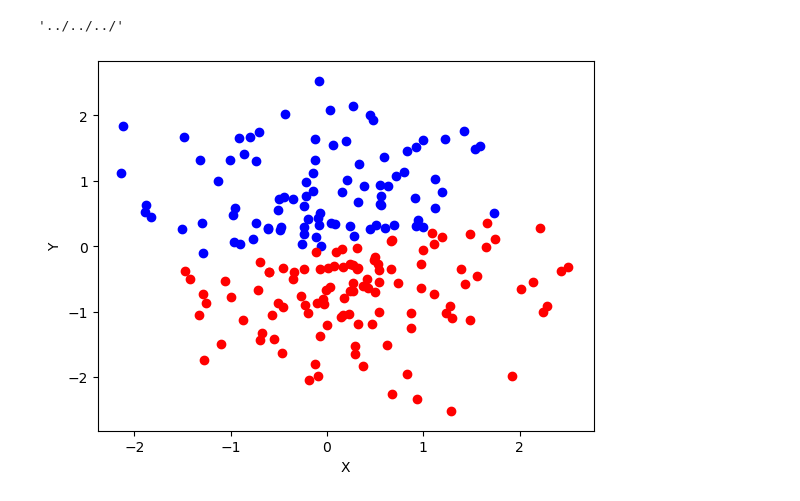
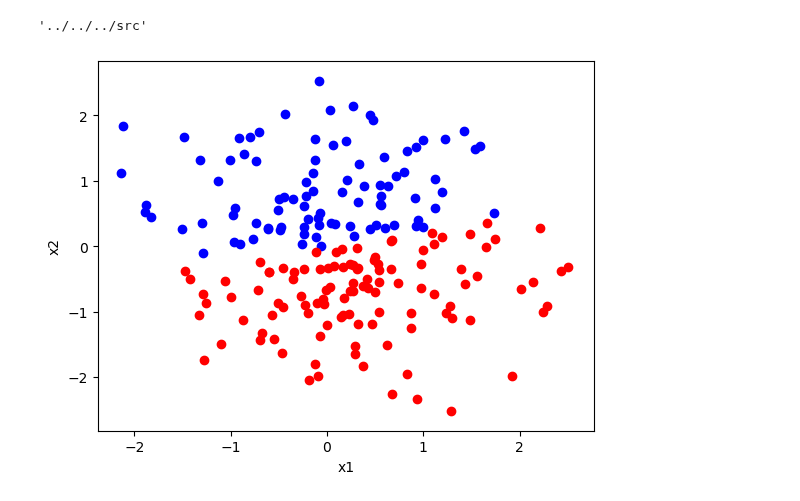
Before and after one commit to Rain-py/Rain, a Jupyter notebook: Examples/breast_cancer_model/KMeans/model.ipynb, the cells around one changed output. Drawn from its saved outputs; the diff is of its cells as text; code cells hidden in the pictures.

```diff
--- a/Examples/breast_cancer_model/KMeans/model.ipynb
+++ b/Examples/breast_cancer_model/KMeans/model.ipynb
@@ -1,11 +1,11 @@
 # %%
 import numpy as np
 import sys
-sys.path.append('../../../')
+sys.path.append('../../../src')
 from Rain.Divider.MachineLearning.KMeans import KMeans as KMeans_rain
 sys.path.pop()
 # %% [output]
-'../../../'
+'../../../src'
 # %%
 import os
 
@@ -27,27 +26,25 @@ X = np.random.randn(200, 2)  # Assuming 100 data points with 2 features
 # %%
 # create KMeans model
-kmeans_model = KMeans_rain(n_clusters=2, max_iters=10)
+kmeans_model = KMeans_rain(n_clusters=2, max_iters=20)
 labels = kmeans_model.fit(X)
 # %%
 # Plot the data (X) along with the labels as colors
 import matplotlib.pyplot as plt
 from mpl_toolkits.mplot3d import Axes3D
 
 for i in range(len(X)):
     if labels[i] == 0:
         plt.scatter(X[i, 0], X[i, 1], c='red')
     elif labels[i] == 1:
         plt.scatter(X[i, 0], X[i, 1], c='blue')
     elif labels[i] == 2:
         plt.scatter(X[i, 0], X[i, 1], c='green')
-    elif labels[i] == 3:
-        plt.scatter(X[i, 0], X[i, 1], c='yellow')
 
 # Set labels for axes
-plt.xlabel('X')
-plt.ylabel('Y')
+plt.xlabel('x1')
+plt.ylabel('x2')
 
 # Show the plot
 plt.show()
 # %% [output]
-[figure, old version]
+[figure, new version]
```
Also changed, not shown: parts of 1 cell of this notebook, 9 other files.
